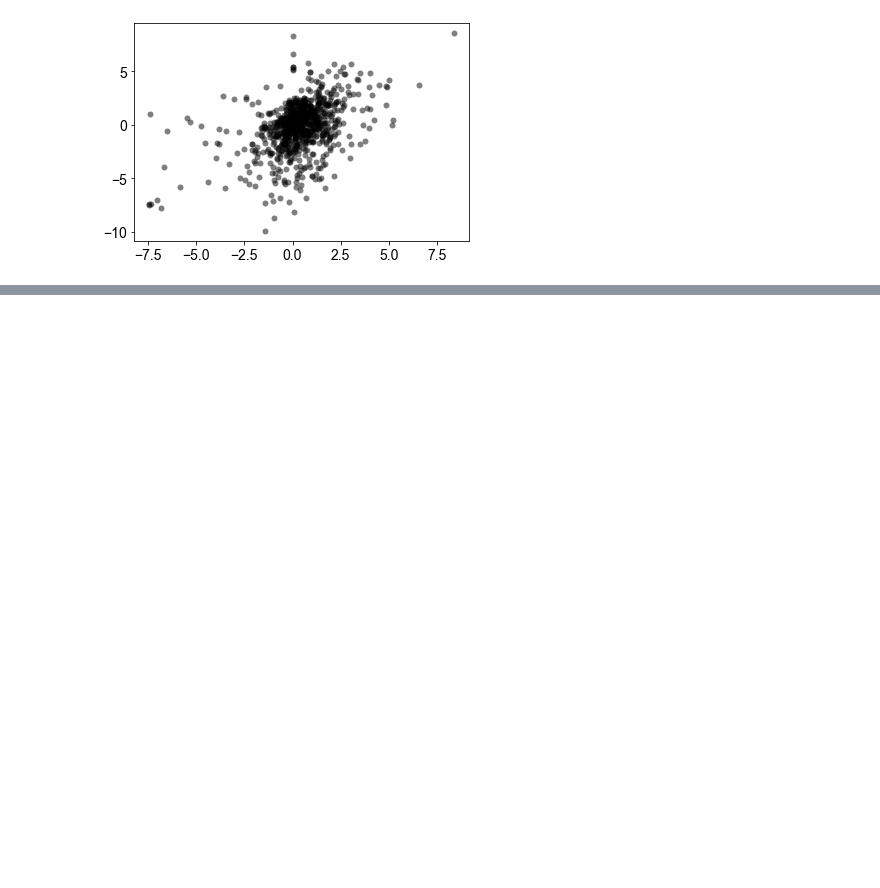
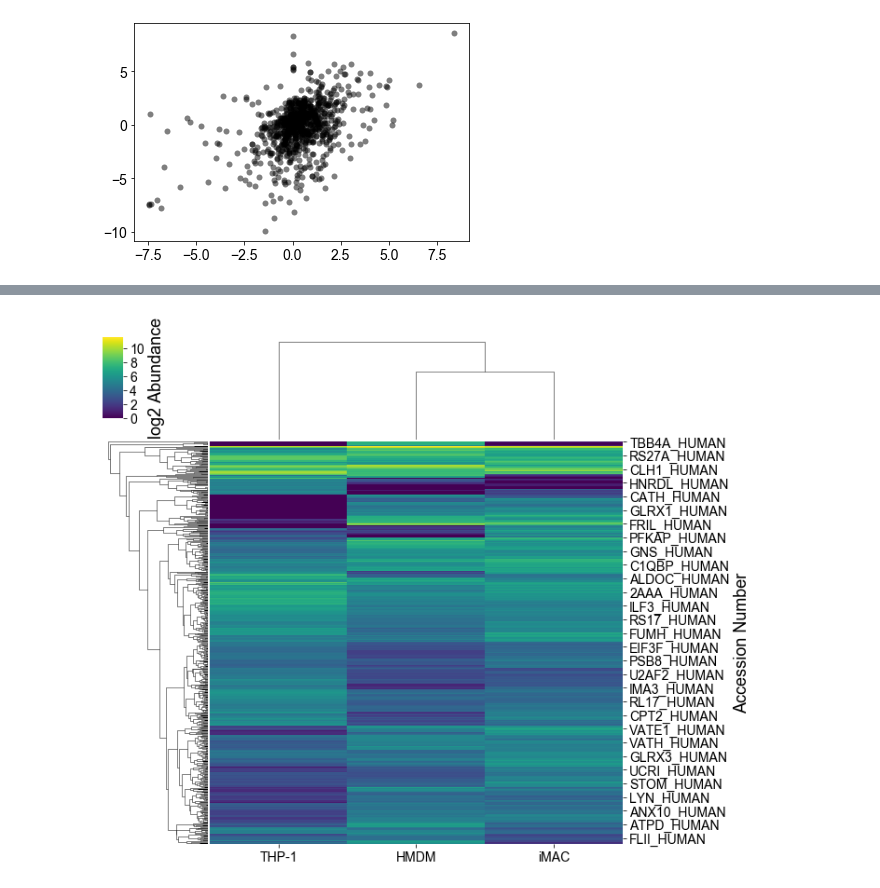
Before and after one commit to adelomana/uwm, a Jupyter notebook: proteomics/proteomics.ipynb, the cells around one changed output, grey strips where cells are left out. Drawn from its saved outputs; the diff is of its cells as text; code cells hidden in the pictures; blank space fills up the shorter version.

```diff
--- a/proteomics/proteomics.ipynb
+++ b/proteomics/proteomics.ipynb
@@ -441,0 +575,4 @@ black 866
+# %%
+g=seaborn.clustermap(numpy.log2(changing_df.loc[:,['HMDM','THP-1','iMAC']]+1),cmap='viridis',cbar_kws={'label': 'log2 Abundance'})
+# %% [output]
+[figure, added]
```
Also changed, not shown: parts of 9 cells of this notebook, 1 other file.
